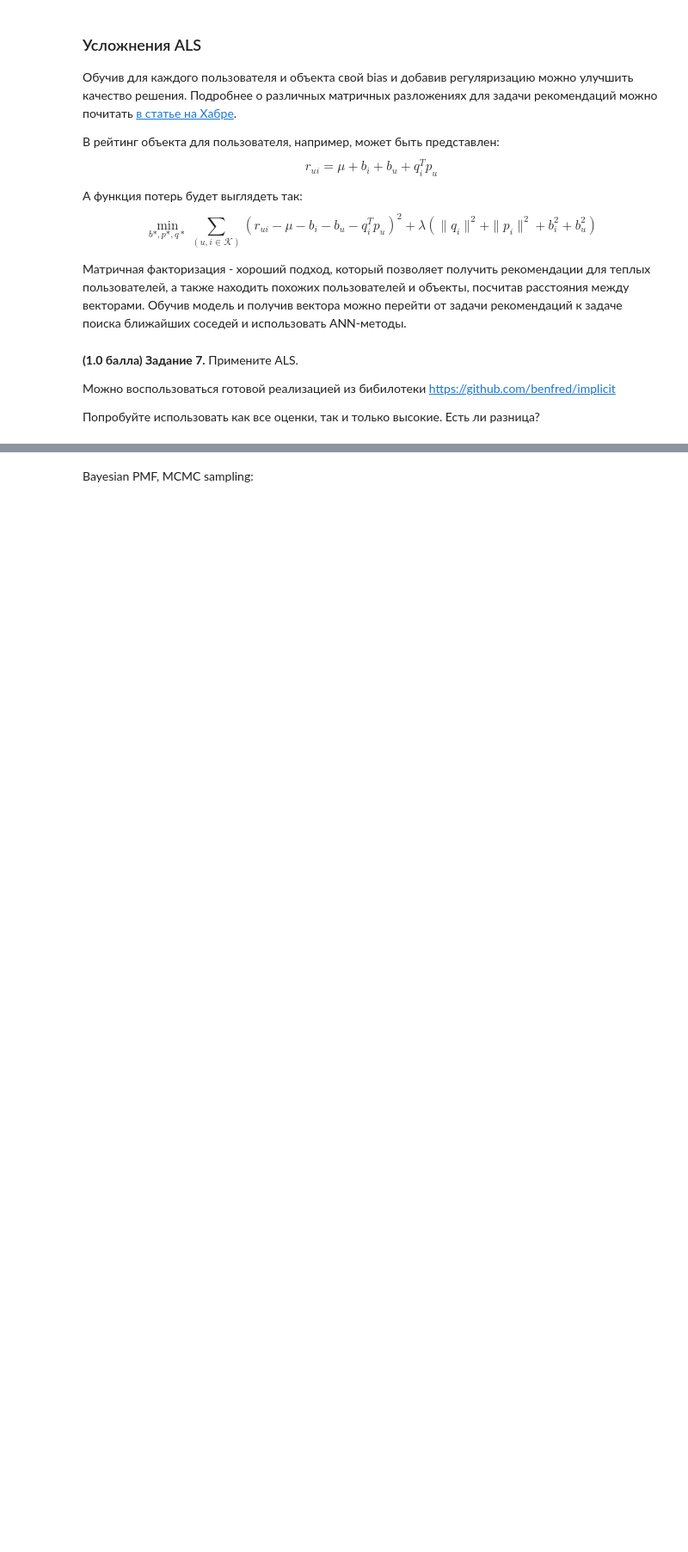
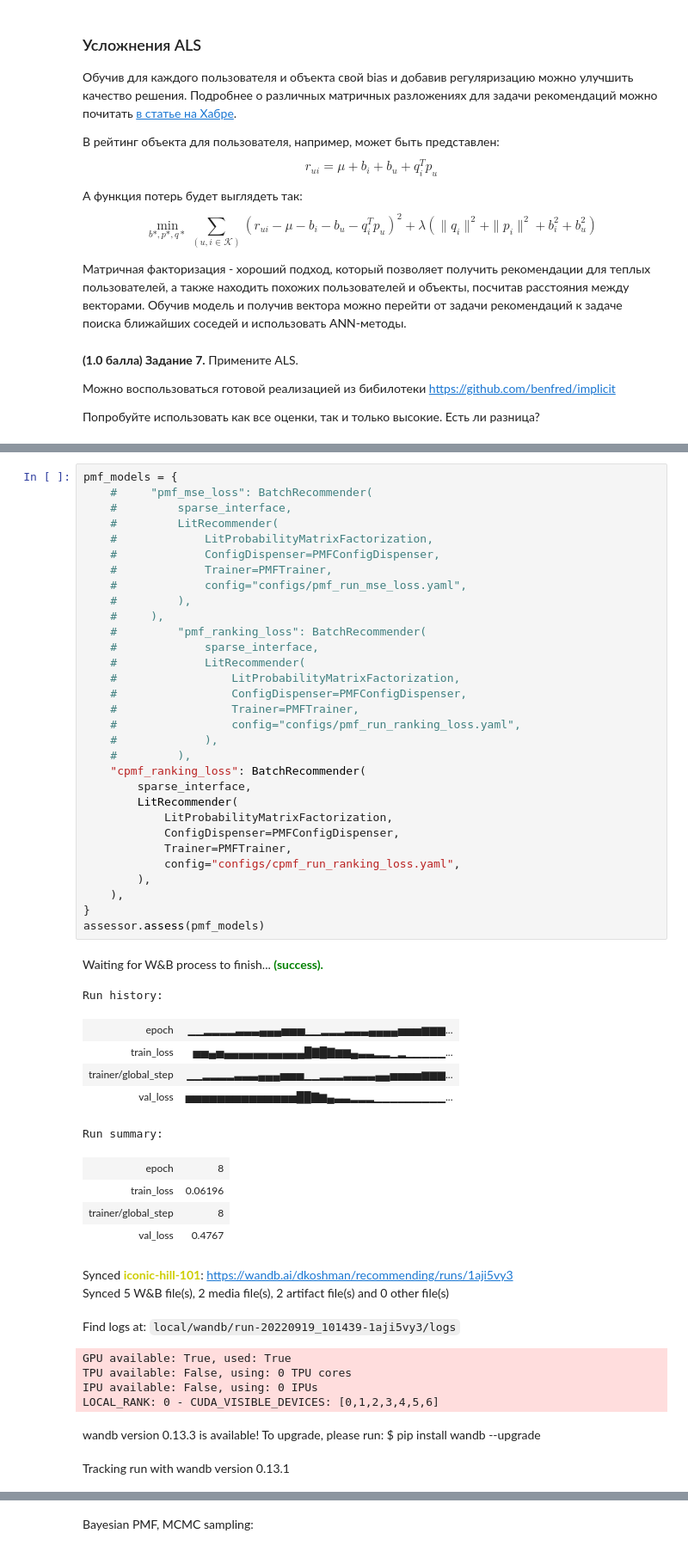
Before and after one commit to dkoshman/YSDA, a Jupyter notebook: Machine_Learning/Recomending/lab_recommending.ipynb, the cells around one changed output, grey strips where cells are left out. Shown at 86% size. Saved outputs shown, nothing was run; the diff lists cells and outputs as text; blank space fills up the shorter version.

```diff
--- a/Machine_Learning/Recomending/lab_recommending.ipynb
+++ b/Machine_Learning/Recomending/lab_recommending.ipynb
@@ -1045,0 +1011,52 @@ assessor.assess(slim_models)
+# %%
+pmf_models = {
+    #     "pmf_mse_loss": BatchRecommender(
+    #         sparse_interface,
+    #         LitRecommender(
+    #             LitProbabilityMatrixFactorization,
+    #             ConfigDispenser=PMFConfigDispenser,
+    #             Trainer=PMFTrainer,
+    #             config="configs/pmf_run_mse_loss.yaml",
+    #         ),
+    #     ),
+    #         "pmf_ranking_loss": BatchRecommender(
+    #             sparse_interface,
+    #             LitRecommender(
+    #                 LitProbabilityMatrixFactorization,
+    #                 ConfigDispenser=PMFConfigDispenser,
+    #                 Trainer=PMFTrainer,
+    #                 config="configs/pmf_run_ranking_loss.yaml",
+    #             ),
+    #         ),
+    "cpmf_ranking_loss": BatchRecommender(
+        sparse_interface,
+        LitRecommender(
+            LitProbabilityMatrixFactorization,
+            ConfigDispenser=PMFConfigDispenser,
+            Trainer=PMFTrainer,
+            config="configs/cpmf_run_ranking_loss.yaml",
+        ),
+    ),
+}
+assessor.assess(pmf_models)
+# %% [output]
+Waiting for W&B process to finish... (success).
+Run history:
+| epoch | ▁▁▂▂▂▂▃▃▃▄▄▄▅▅▅▁▁▂▂▂▃▃▃▄▄▄▄▅▅▅▆▆▆... |
+| train_loss | ▅▅▄▅▄▄▄▄▄▄▄▄▄▄▄█▇█▇▆▆▄▃▃▂▂▁▂▁▁▁▁▁... |
+| trainer/global_step | ▁▁▂▂▂▂▃▃▃▄▄▄▅▅▅▁▁▂▂▂▃▃▃▃▄▄▅▅▅▅▆▆▆... |
+| val_loss | ▅▅▅▅▅▅▅▅▅▅▅▅▅▅██▇▆▄▃▃▂▂▂▁▁▁▁▁▁▁▁▁... |
+Run summary:
+| epoch | 8 |
+| train_loss | 0.06196 |
+| trainer/global_step | 8 |
+| val_loss | 0.4767 |
+Synced iconic-hill-101: https://wandb.ai/dkoshman/recommending/runs/1aji5vy3
+Synced 5 W&B file(s), 2 media file(s), 2 artifact file(s) and 0 other file(s)
+Find logs at: local/wandb/run-20220919_101439-1aji5vy3/logs
+GPU available: True, used: True
+TPU available: False, using: 0 TPU cores
+IPU available: False, using: 0 IPUs
+LOCAL_RANK: 0 - CUDA_VISIBLE_DEVICES: [0,1,2,3,4,5,6]
+wandb version 0.13.3 is available! To upgrade, please run: $ pip install wandb --upgrade
+Tracking run with wandb version 0.13.1
```
Also changed, not shown: parts of 33 cells of this notebook.
